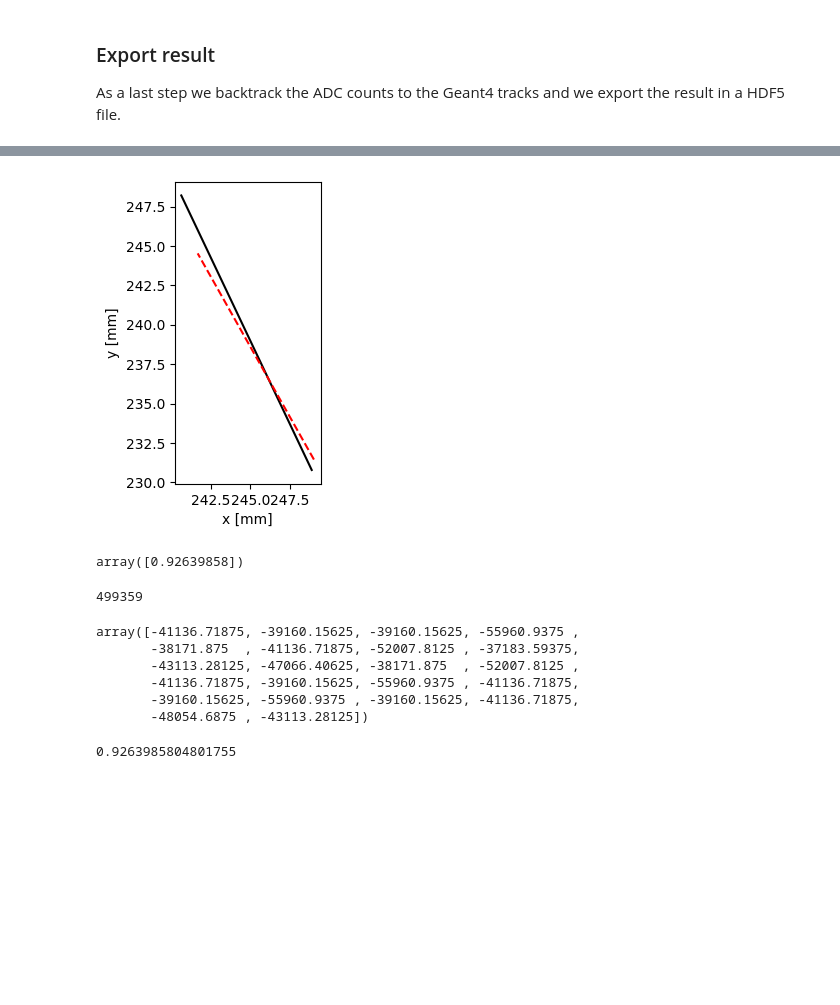
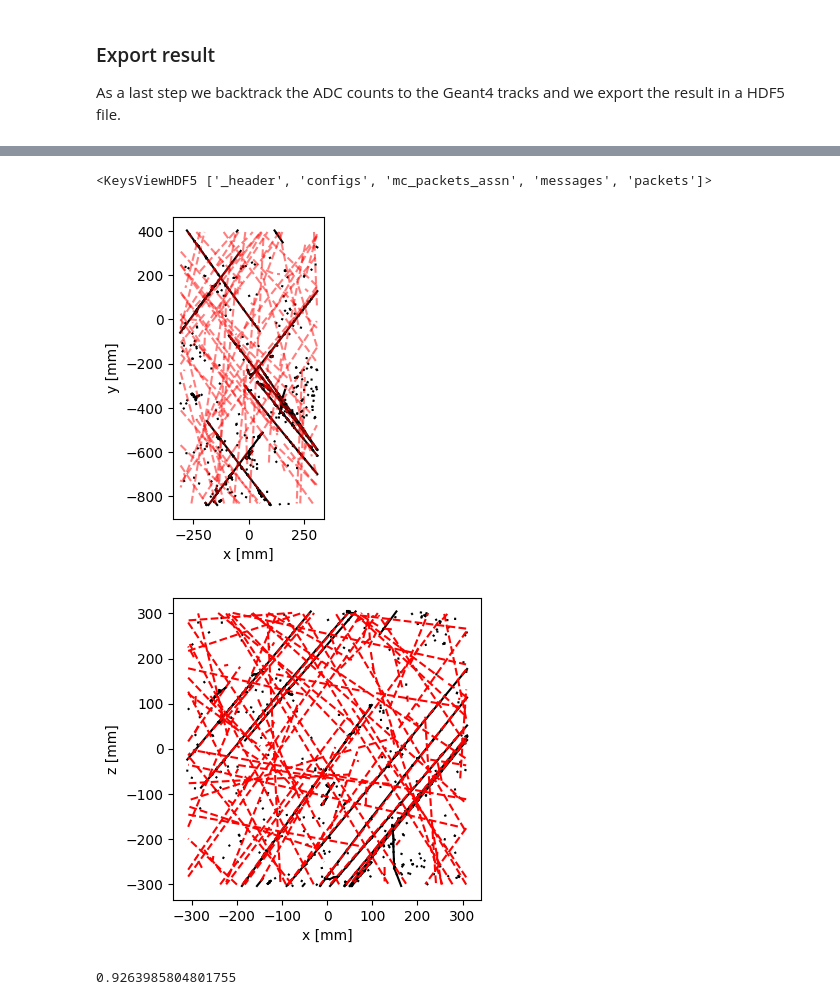
Before and after one commit to DUNE/larnd-sim, a Jupyter notebook: examples/Pixel induced current.ipynb, the cells around one changed output, grey strips where cells are left out. Saved outputs shown, nothing was run; the diff lists cells and outputs as text; code cells hidden in the pictures; blank space fills up the shorter version.

```diff
--- a/examples/Pixel induced current.ipynb
+++ b/examples/Pixel induced current.ipynb
@@ -44,7 +49,7 @@ First of all we load the `edep-sim` output. For this sample we need to invert $z
 unique_pix = cp.empty((0,2))
 pixels_signals = cp.zeros((len(unique_pix), len(consts.time_ticks)*3))
 # %%
-with h5py.File('module0_corsika.h5', 'r') as f:
+with h5py.File('/global/project/projectdirs/dune/www/data/Module0/simulation/edepsim/edepsim_hdf5_12/edep.23959.h5', 'r') as f:
     tracks = np.array(f['segments'])
 
 x_start = np.copy(tracks['x_start'] )
@@ -59,4 +64,4 @@ tracks['z_start'] = x_start
 tracks['z_end'] = x_end
 tracks['z'] = x
 
-selected_tracks = tracks[3:4]
+selected_tracks = tracks[:5]
@@ -624,23 +648,22 @@ done
 # %%
 from collections import defaultdict
 # %%
-evd = h5py.File("evd.test.h5")
+evd = h5py.File("test.h5")
+evd.keys()
+# %% [output]
+<KeysViewHDF5 ['_header', 'configs', 'mc_packets_assn', 'messages', 'packets']>
+# %%
+selected_tracks = tracks[:1000]
 # %%
+import matplotlib as mpl
+mpl.rcParams['figure.dpi'] = 100
 fig,ax=plt.subplots(1,1)
 ax.plot((selected_tracks['x_start']*10,selected_tracks['x_end']*10),(selected_tracks['y_start']*10,selected_tracks['y_end']*10),c='k')
 ax.plot((evd['tracks']['start'][:,0],evd['tracks']['end'][:,0]),
-        (evd['tracks']['start'][:,1]-218.236,evd['tracks']['end'][:,1]-218.236),label='Reconstructed track',ls='--',c='r')
+        (evd['tracks']['start'][:,1]-218.236,evd['tracks']['end'][:,1]-218.236),label='Reconstructed track',ls='--',c='r',alpha=0.5)
 # ax.legend()
 ax.set_xlabel("x [mm]")
 ax.set_ylabel("y [mm]")
 ax.set_aspect('equal')
 # %% [output]
-[figure, old version]
+[figure, new version]
-# %%
-evd['tracks']['q']*0.250*1e3/sum(selected_tracks['n_electrons'])
-# %% [output]
-array([0.92639858])
-# %%
-sum(selected_tracks['n_electrons'])
-# %% [output]
-499359
@@ -649,12 +670,14 @@ d=f['packets']['dataword'][f['packets']['packet_type']==0]
-# %%
-f = h5py.File('test.h5')
-# %% [output]
-array([-41136.71875, -39160.15625, -39160.15625, -55960.9375 ,
-       -38171.875  , -41136.71875, -52007.8125 , -37183.59375,
-       -43113.28125, -47066.40625, -38171.875  , -52007.8125 ,
-       -41136.71875, -39160.15625, -55960.9375 , -41136.71875,
-       -39160.15625, -55960.9375 , -39160.15625, -41136.71875,
-       -48054.6875 , -43113.28125])
+# %%
+fig,ax=plt.subplots(1,1)
+ax.plot((selected_tracks['x_start']*10,selected_tracks['x_end']*10),(selected_tracks['z_start']*10,selected_tracks['z_end']*10),c='k')
+ax.plot((evd['tracks']['start'][:,0],evd['tracks']['end'][:,0]),
+        (evd['tracks']['start'][:,2],evd['tracks']['end'][:,2]),label='Reconstructed track',ls='--',c='r')
+# ax.legend()
+ax.set_xlabel("x [mm]")
+ax.set_ylabel("z [mm]")
+ax.set_aspect('equal')
+# %% [output]
+[figure, added]
 # %%
 charge= sum(d/fee.ADC_COUNTS*(fee.V_REF-fee.V_CM)+fee.V_CM-fee.V_PEDESTAL)/fee.GAIN
 charge/sum(selected_tracks['n_electrons'])
```
Also changed, not shown: parts of 34 cells of this notebook, 4 other files.
